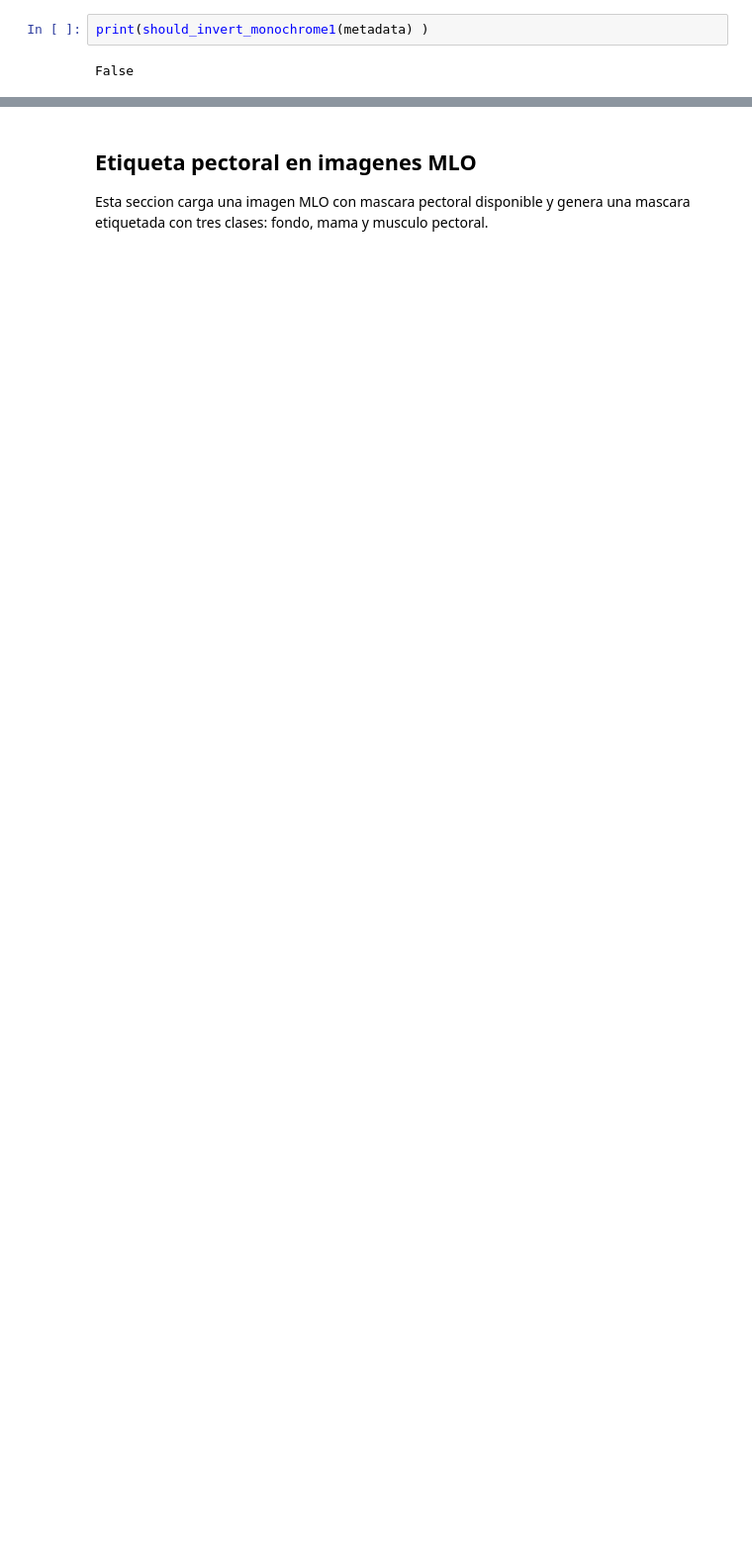
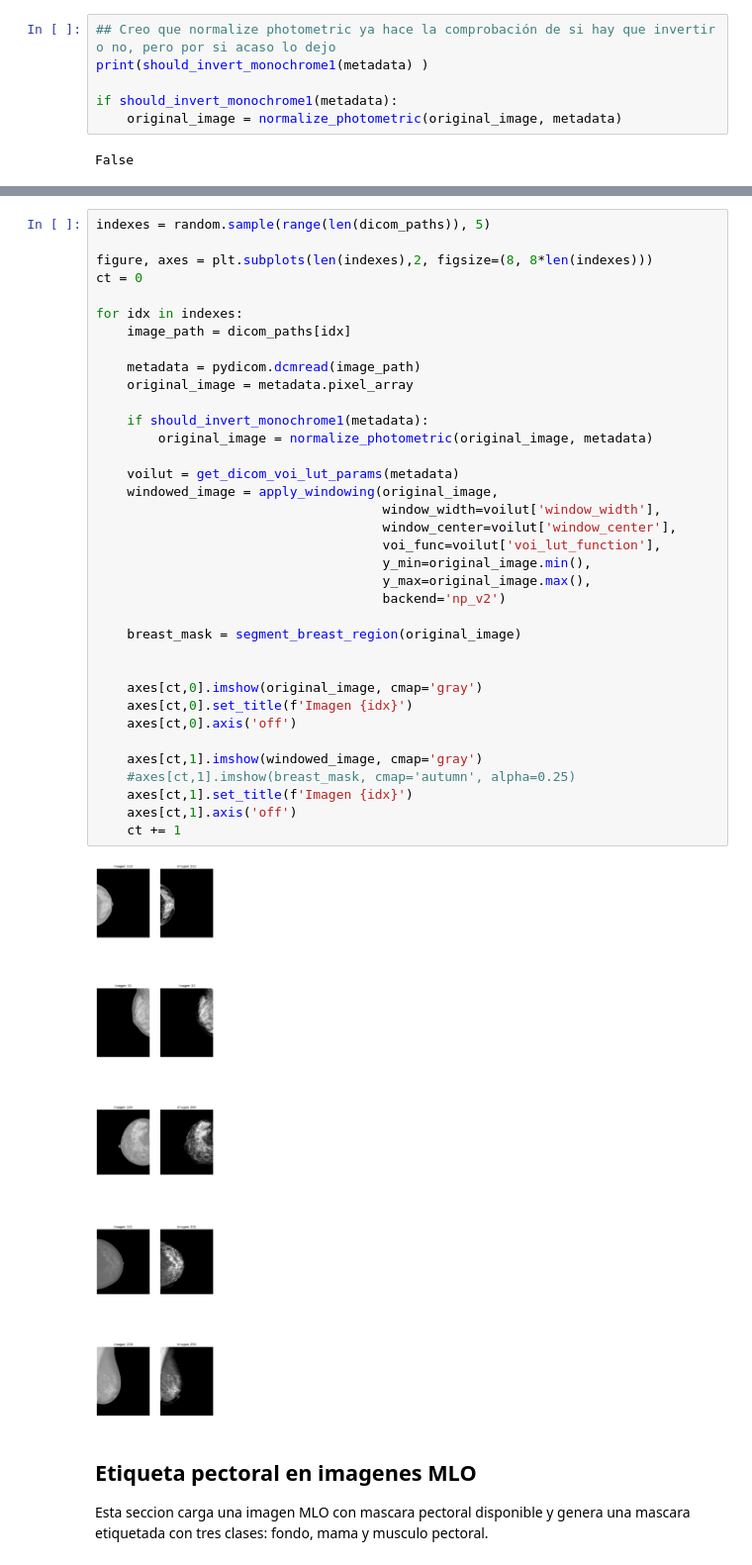
Before and after one commit to eloygarcia/Preprocessing, a Jupyter notebook: notebooks/00_inbreast_visualization.ipynb, the cells around one changed output, grey strips where cells are left out. Shown at 99% size. Cells and saved outputs as stored; diff of their text form; blank space fills up the shorter version.

```diff
--- a/notebooks/00_inbreast_visualization.ipynb
+++ b/notebooks/00_inbreast_visualization.ipynb
@@ -62,5 +97,9 @@ print(metadata)
 # %%
+## Creo que normalize photometric ya hace la comprobación de si hay que invertir o no, pero por si acaso lo dejo
 print(should_invert_monochrome1(metadata) )
+
+if should_invert_monochrome1(metadata):
+    original_image = normalize_photometric(original_image, metadata)
 # %% [output]
 False
 # %%
@@ -117,3 +235,41 @@ TypeError: '>' not supported between instances of 'NoneType' and 'int'
+# %%
+indexes = random.sample(range(len(dicom_paths)), 5)
+
+figure, axes = plt.subplots(len(indexes),2, figsize=(8, 8*len(indexes)))
+ct = 0
+
+for idx in indexes:
+    image_path = dicom_paths[idx]
+
+    metadata = pydicom.dcmread(image_path)
+    original_image = metadata.pixel_array
+
+    if should_invert_monochrome1(metadata):
+        original_image = normalize_photometric(original_image, metadata)
+
+    voilut = get_dicom_voi_lut_params(metadata)
+    windowed_image = apply_windowing(original_image,
+                                     window_width=voilut['window_width'],
+                                     window_center=voilut['window_center'],
+                                     voi_func=voilut['voi_lut_function'],
+                                     y_min=original_image.min(),
+                                     y_max=original_image.max(),
+                                     backend='np_v2')
+
+    breast_mask = segment_breast_region(original_image)
+
+
+    axes[ct,0].imshow(original_image, cmap='gray')
+    axes[ct,0].set_title(f'Imagen {idx}')
+    axes[ct,0].axis('off')
+
+    axes[ct,1].imshow(windowed_image, cmap='gray')
+    #axes[ct,1].imshow(breast_mask, cmap='autumn', alpha=0.25)
+    axes[ct,1].set_title(f'Imagen {idx}')
+    axes[ct,1].axis('off')
+    ct += 1
+# %% [output]
+[figure, added]
 # %% [markdown]
 ## Etiqueta pectoral en imagenes MLO
 Esta seccion carga una imagen MLO con mascara pectoral disponible y genera una mascara etiquetada con tres clases: fondo, mama y musculo pectoral.
```
Also changed, not shown: parts of 20 cells of this notebook.
